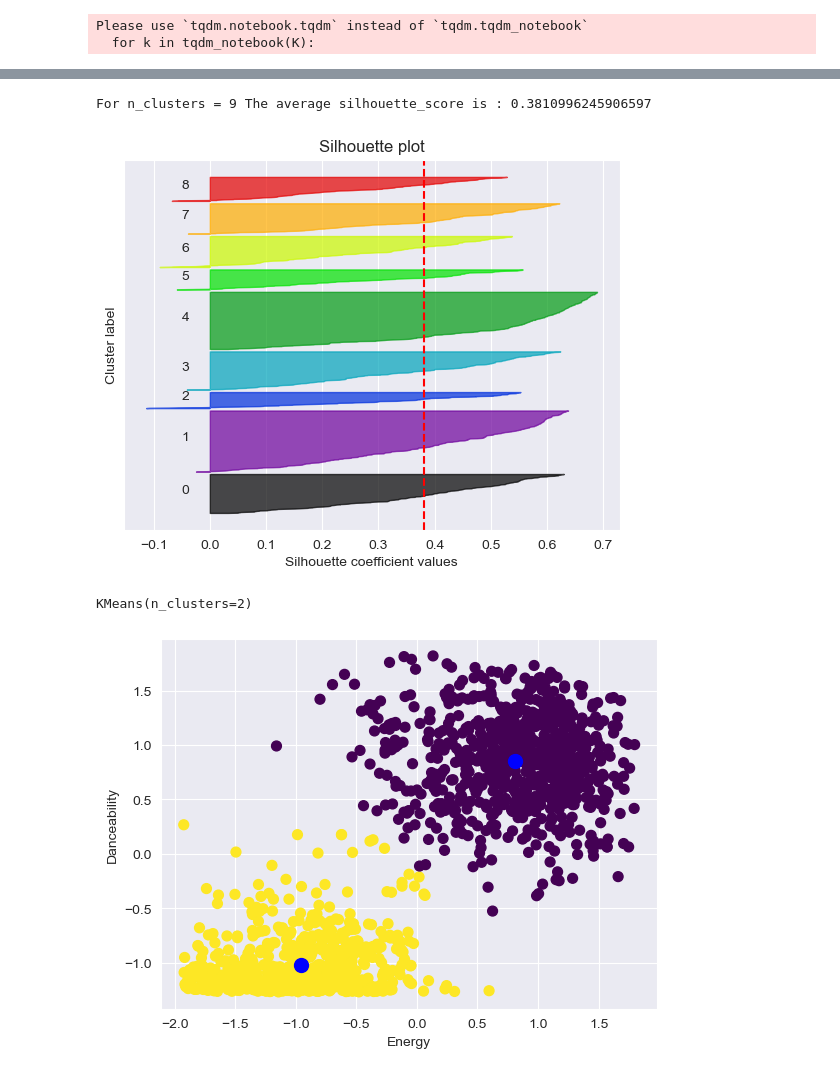
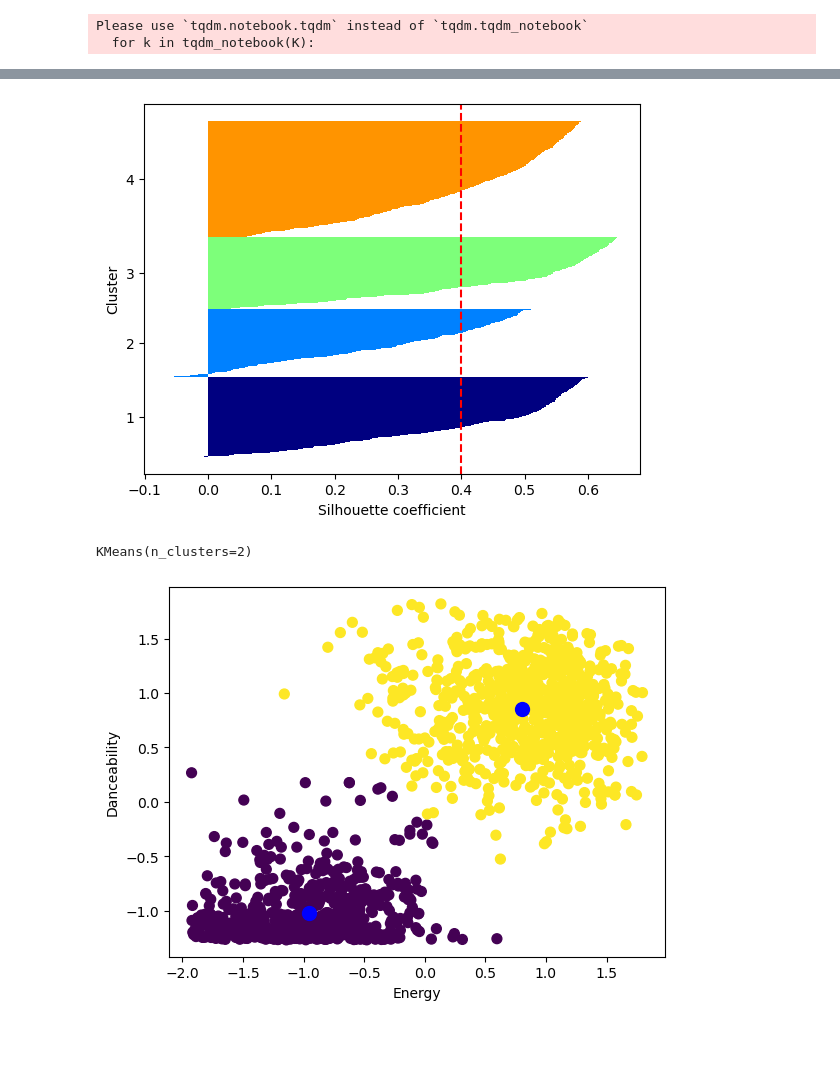
Before and after one commit to elFleppo/CDS-SpotipyProject, a Jupyter notebook: JupyterNotebook/SportifyProject.ipynb, the cells around one changed output, grey strips where cells are left out. Saved outputs shown, nothing was run; the diff lists cells and outputs as text; code cells hidden in the pictures; blank space fills up the shorter version.

```diff
--- a/JupyterNotebook/SportifyProject.ipynb
+++ b/JupyterNotebook/SportifyProject.ipynb
@@ -331,37 +331,35 @@ plt.show()
 # %%
-# create silhouette_score plot
 from matplotlib import cm
+from sklearn.datasets import make_blobs
+from sklearn.cluster import KMeans
 from sklearn.metrics import silhouette_samples
 
-
-def plot_silhouette_score(X, labels):
-    silhouette_avg = silhouette_score(X, labels)
-    print("For n_clusters =", len(np.unique(labels)),
-          "The average silhouette_score is :", silhouette_avg)
-    sample_silhouette_values = silhouette_samples(X, labels)
-    y_lower = 10
-    for i in range(len(np.unique(labels))):
-        ith_cluster_silhouette_values = sample_silhouette_values[labels == i]
-        ith_cluster_silhouette_values.sort()
-        size_cluster_i = ith_cluster_silhouette_values.shape[0]
-        y_upper = y_lower + size_cluster_i
-        color = cm.nipy_spectral(float(i) / len(np.unique(labels)))
-        plt.fill_betweenx(np.arange(y_lower, y_upper),
-                          0, ith_cluster_silhouette_values,
-                          facecolor=color, edgecolor=color, alpha=0.7)
-        plt.text(-0.05, y_lower + 0.5 * size_cluster_i, str(i))
-        y_lower = y_upper + 10
-    plt.title("Silhouette plot")
-    plt.xlabel("Silhouette coefficient values")
-    plt.ylabel("Cluster label")
-    plt.axvline(x=silhouette_avg, color="red", linestyle="--")
-    plt.yticks([])
+# ANzahl der Cluster festlegen mit shilouette plot_silhouette
+def plot_silhouette(X, n_clusters):
+    kmeans = KMeans(n_clusters=n_clusters, random_state=0)
+    kmeans.fit(X)
+    labels = kmeans.labels_
+    silhouette_vals = silhouette_samples(X, labels)
+    y_ax_lower, y_ax_upper = 0, 0
+    yticks = []
+    for i, c in enumerate(np.unique(labels)):
+        c_silhouette_vals = silhouette_vals[labels == c]
+        c_silhouette_vals.sort()
+        y_ax_upper += len(c_silhouette_vals)
+        color = cm.jet(i / n_clusters)
+        plt.barh(range(y_ax_lower, y_ax_upper), c_silhouette_vals, height=1.0, edgecolor='none', color=color)
+        yticks.append((y_ax_lower + y_ax_upper) / 2)
+        y_ax_lower += len(c_silhouette_vals)
+    silhouette_avg = np.mean(silhouette_vals)
+    plt.axvline(silhouette_avg, color="red", linestyle="--")
+    plt.yticks(yticks, np.unique(labels) + 1)
+    plt.ylabel('Cluster')
+    plt.xlabel('Silhouette coefficient')
     plt.show()
 
-plot_silhouette_score(X, model.labels_)
+plot_silhouette(X_scaled, 4)
 # %% [output]
-For n_clusters = 9 The average silhouette_score is : 0.3810996245906597
-[figure, old version]
+[figure, new version]
 # %%
 # fit model with method
 kmeans = KMeans(n_clusters=2)
@@ -370,6 +368,7 @@ kmeans.fit(X_scaled)
 KMeans(n_clusters=2)
 # %%
 # Using the predict method of KMeans to predict 2 clusters using the sample data
+features = ["energy", "danceability"]
 
 predicted = kmeans.predict(X_scaled)
 df_X_scaled = pd.DataFrame(X_scaled, columns=features)
@@ -384,4 +383,4 @@ centers = kmeans.cluster_centers_
 # plot centers
 plt.scatter(centers[:, 0], centers[:, 1], c='blue', s=100, alpha=1);
 # %% [output]
-[figure, old version]
+[figure, new version]
```
Also changed, not shown: parts of 16 cells of this notebook, 3 other files.
